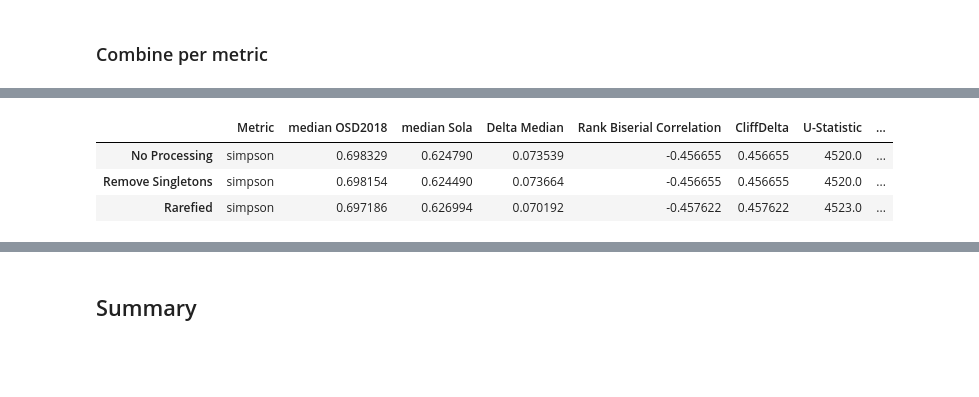
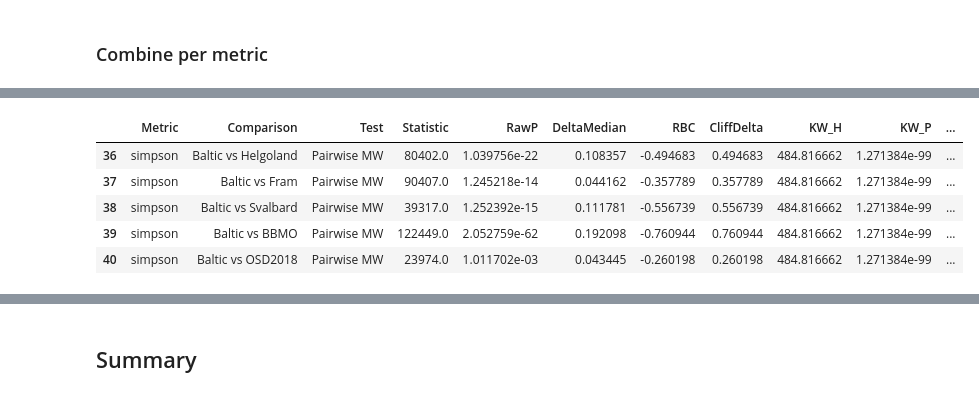
Before and after one commit to palec87/mgnify-methods, a Jupyter notebook: notebooks/06_multiple_studies_alpha.ipynb, the cells around one changed output, grey strips where cells are left out. Saved outputs shown, nothing was run; the diff lists cells and outputs as text; code cells hidden in the pictures; blank space fills up the shorter version.

```diff
--- a/notebooks/06_multiple_studies_alpha.ipynb
+++ b/notebooks/06_multiple_studies_alpha.ipynb
@@ -652,12 +652,17 @@ shannon_stats.head()
 | 4 | shannon | Baltic vs OSD2018 | Pairwise MW | 27196.0 | 5.725441e-08 | 0.216859 | -0.429563 | 0.429563 | 537.716321 | 5.644921e-111 | ... |
 # %%
 simpson_stats = df[df['Metric'] == 'simpson']
-simpson_stats.index = ['No Processing', 'Remove Singletons', 'Rarefied']
+try:
+    simpson_stats.index = ['No Processing', 'Remove Singletons', 'Rarefied']
+except:
+    pass
 simpson_stats.head()
 # %% [output]
-|  | Metric | median OSD2018 | median Sola | Delta Median | Rank Biserial Correlation | CliffDelta | U-Statistic | ... |
-| No Processing | simpson | 0.698329 | 0.624790 | 0.073539 | -0.456655 | 0.456655 | 4520.0 | ... |
-| Remove Singletons | simpson | 0.698154 | 0.624490 | 0.073664 | -0.456655 | 0.456655 | 4520.0 | ... |
-| Rarefied | simpson | 0.697186 | 0.626994 | 0.070192 | -0.457622 | 0.457622 | 4523.0 | ... |
+|  | Metric | Comparison | Test | Statistic | RawP | DeltaMedian | RBC | CliffDelta | KW_H | KW_P | ... |
+| 36 | simpson | Baltic vs Helgoland | Pairwise MW | 80402.0 | 1.039756e-22 | 0.108357 | -0.494683 | 0.494683 | 484.816662 | 1.271384e-99 | ... |
+| 37 | simpson | Baltic vs Fram | Pairwise MW | 90407.0 | 1.245218e-14 | 0.044162 | -0.357789 | 0.357789 | 484.816662 | 1.271384e-99 | ... |
+| 38 | simpson | Baltic vs Svalbard | Pairwise MW | 39317.0 | 1.252392e-15 | 0.111781 | -0.556739 | 0.556739 | 484.816662 | 1.271384e-99 | ... |
+| 39 | simpson | Baltic vs BBMO | Pairwise MW | 122449.0 | 2.052759e-62 | 0.192098 | -0.760944 | 0.760944 | 484.816662 | 1.271384e-99 | ... |
+| 40 | simpson | Baltic vs OSD2018 | Pairwise MW | 23974.0 | 1.011702e-03 | 0.043445 | -0.260198 | 0.260198 | 484.816662 | 1.271384e-99 | ... |
 # %%
 otus_stats = df[df['Metric'] == 'observed_otus']
```
Also changed, not shown: parts of 10 cells of this notebook, 1 other file.
